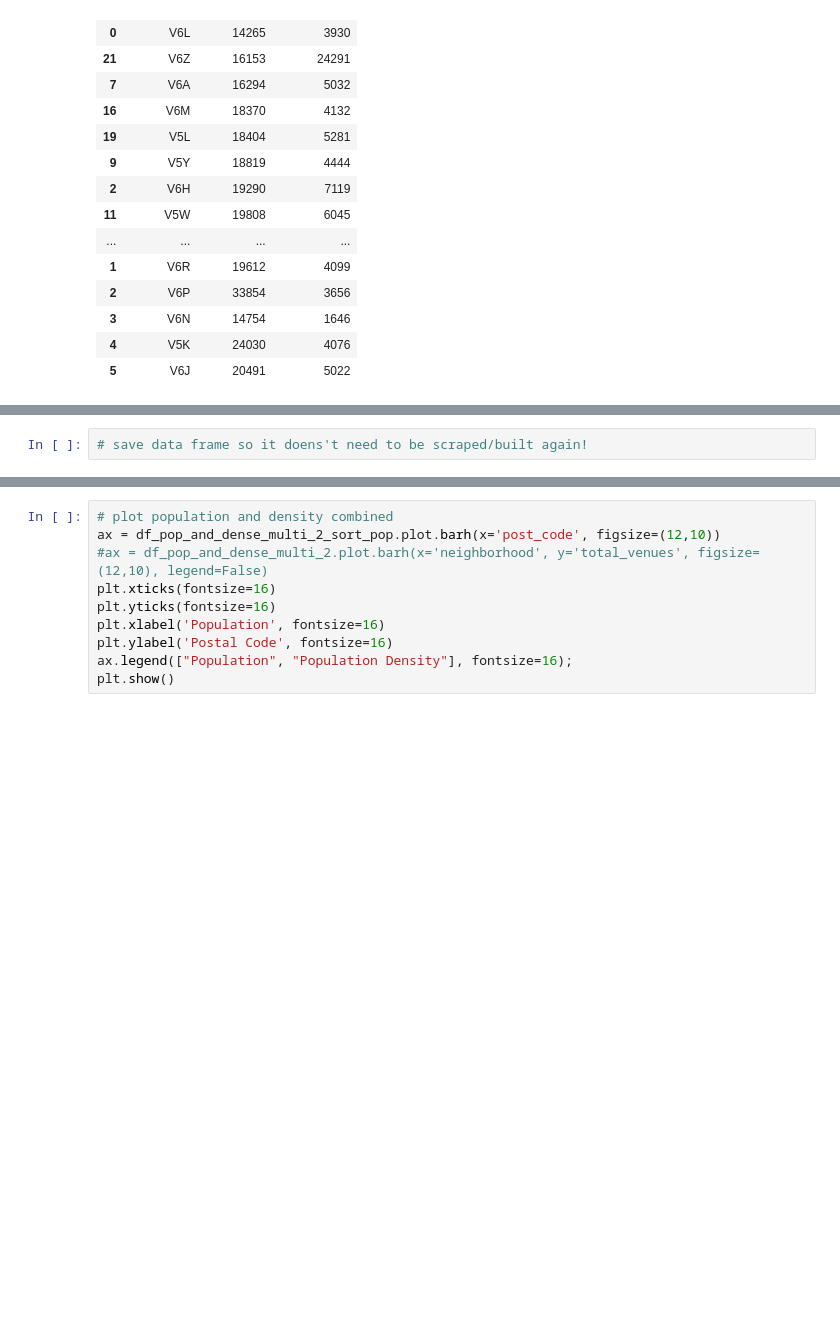
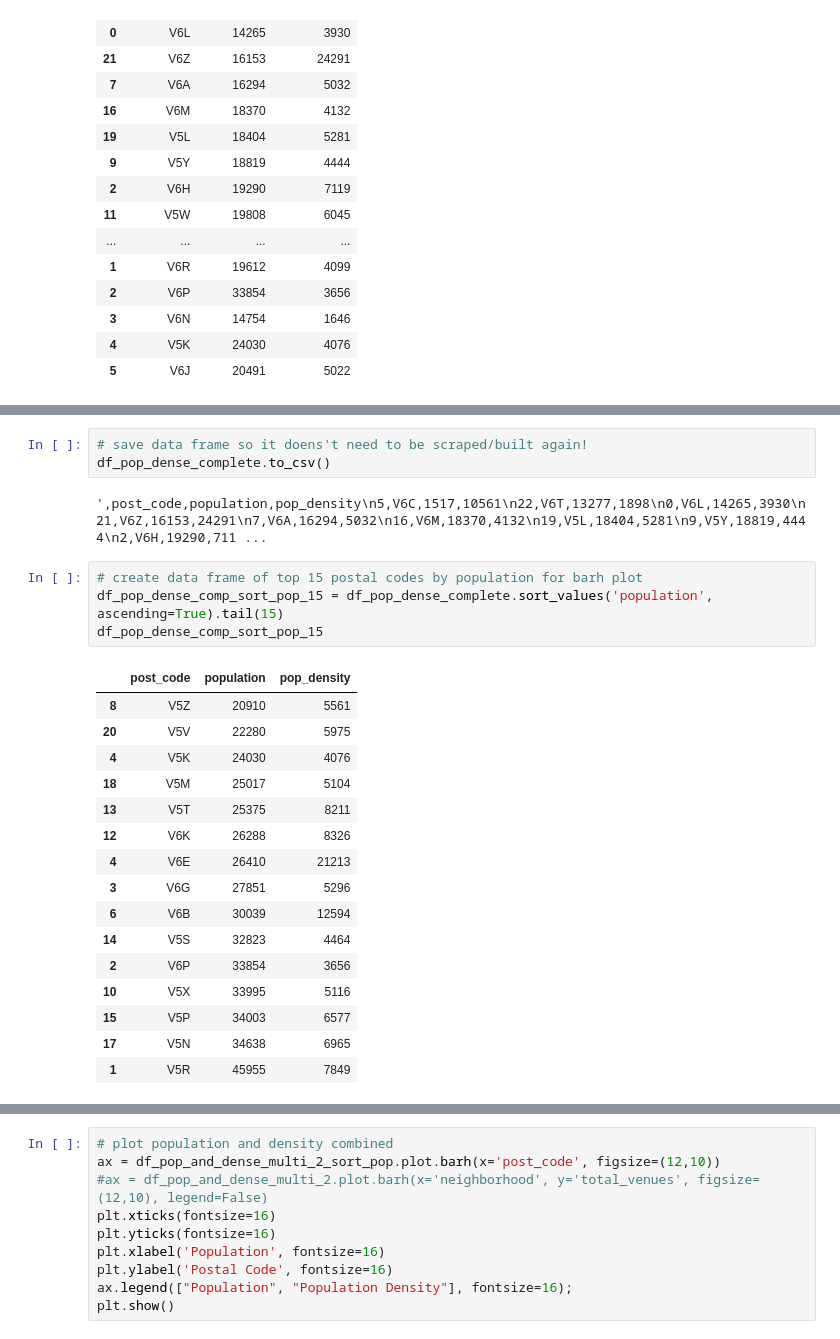
Before and after one commit to dprossi/Capstone_Project_IBM_Data_Science, a Jupyter notebook: Applied_Data_Science_Capstone_Project_Vancouver.ipynb, the cells around one changed output, grey strips where cells are left out. Cells and saved outputs as stored; diff of their text form; blank space fills up the shorter version.

```diff
--- a/Applied_Data_Science_Capstone_Project_Vancouver.ipynb
+++ b/Applied_Data_Science_Capstone_Project_Vancouver.ipynb
@@ -844,4 +845,28 @@ df_pop_dense_complete
 # %%
 # save data frame so it doens't need to be scraped/built again!
+df_pop_dense_complete.to_csv()
+# %% [output]
+',post_code,population,pop_density\n5,V6C,1517,10561\n22,V6T,13277,1898\n0,V6L,14265,3930\n21,V6Z,16153,24291\n7,V6A,16294,5032\n16,V6M,18370,4132\n19,V5L,18404,5281\n9,V5Y,18819,4444\n2,V6H,19290,711 ...
+# %%
+# create data frame of top 15 postal codes by population for barh plot
+df_pop_dense_comp_sort_pop_15 = df_pop_dense_complete.sort_values('population', ascending=True).tail(15)
+df_pop_dense_comp_sort_pop_15
+# %% [output]
+|  | post_code | population | pop_density |
+| 8 | V5Z | 20910 | 5561 |
+| 20 | V5V | 22280 | 5975 |
+| 4 | V5K | 24030 | 4076 |
+| 18 | V5M | 25017 | 5104 |
+| 13 | V5T | 25375 | 8211 |
+| 12 | V6K | 26288 | 8326 |
+| 4 | V6E | 26410 | 21213 |
+| 3 | V6G | 27851 | 5296 |
+| 6 | V6B | 30039 | 12594 |
+| 14 | V5S | 32823 | 4464 |
+| 2 | V6P | 33854 | 3656 |
+| 10 | V5X | 33995 | 5116 |
+| 15 | V5P | 34003 | 6577 |
+| 17 | V5N | 34638 | 6965 |
+| 1 | V5R | 45955 | 7849 |
 # %%
 # plot postal code by population
```
Also changed, not shown: parts of 8 cells of this notebook.
